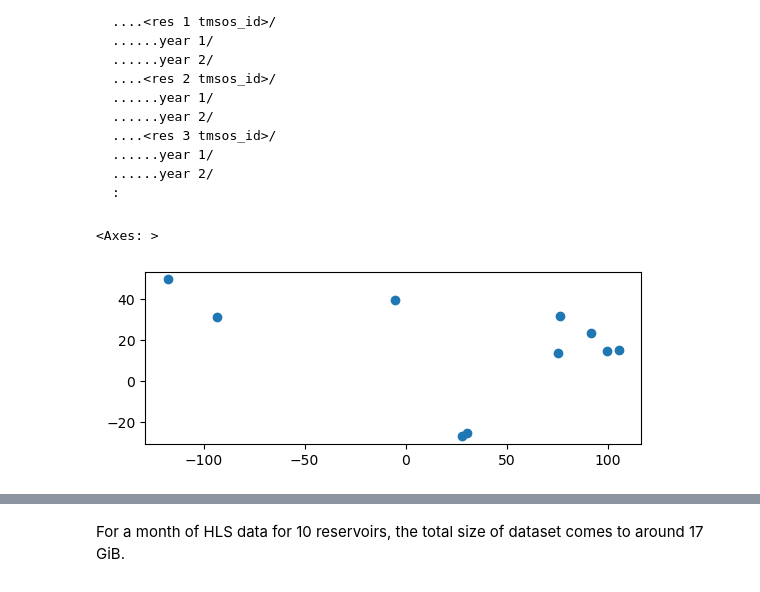
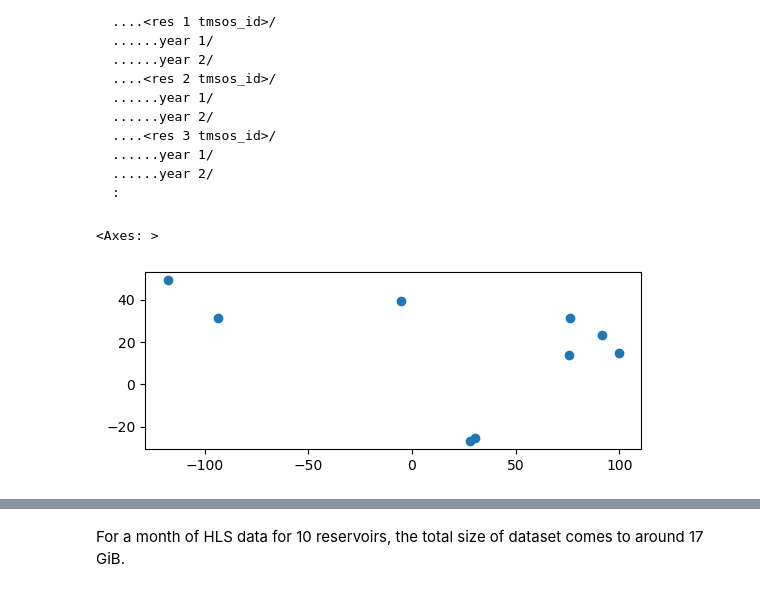
Before and after one commit to UW-SASWE/tmspp, a Jupyter notebook: notebooks/02.2-easysnowdata-hls.ipynb, the cells around one changed output, grey strips where cells are left out. Drawn from its saved outputs; the diff is of its cells as text; code cells hidden in the pictures.

```diff
--- a/notebooks/02.2-easysnowdata-hls.ipynb
+++ b/notebooks/02.2-easysnowdata-hls.ipynb
@@ -201,31 +202,31 @@ data/
 # %%
 import geopandas as gpd
 from pathlib import Path
 
 # read the bounding box of the study area
 val_pts = gpd.read_file(Path('../data/validation-locations/subset-validation-reservoirs-grand-pts.geojson'))
 val_polys = gpd.read_file(Path('../data/validation-locations/subset-validation-reservoirs-grand.geojson'))
 
 selected_reservoirs = [
     '0505', # dumboor. India
-    '0810', # sirindhorn, Thailand.
+    # '0810', # sirindhorn, Thailand.
     '0830', # Krasoew, Thailand.
     '0502', # Bhakra dam, India.
     '0518', # Bhadra, India.
     '0349', # vaaldam, South Africa.
     '0464', # Sterkspruit, South Africa.
     '0214', # Cijara, Spain
     '1498', # Toledo bend, US
     '0936', # Arrow, Canada
 ]
 
 val_res_pt = val_pts.loc[val_pts['tmsos_id'].isin(selected_reservoirs)]
 val_res_poly = val_polys.loc[val_polys['tmsos_id'].isin(selected_reservoirs)]
 
 val_res_pt.plot()
 # %% [output]
 <Axes: >
-[figure, old version]
+[figure, new version]
 # %%
 import dask
 from dask.distributed import Client
```
Also changed, not shown: parts of 6 cells of this notebook.
